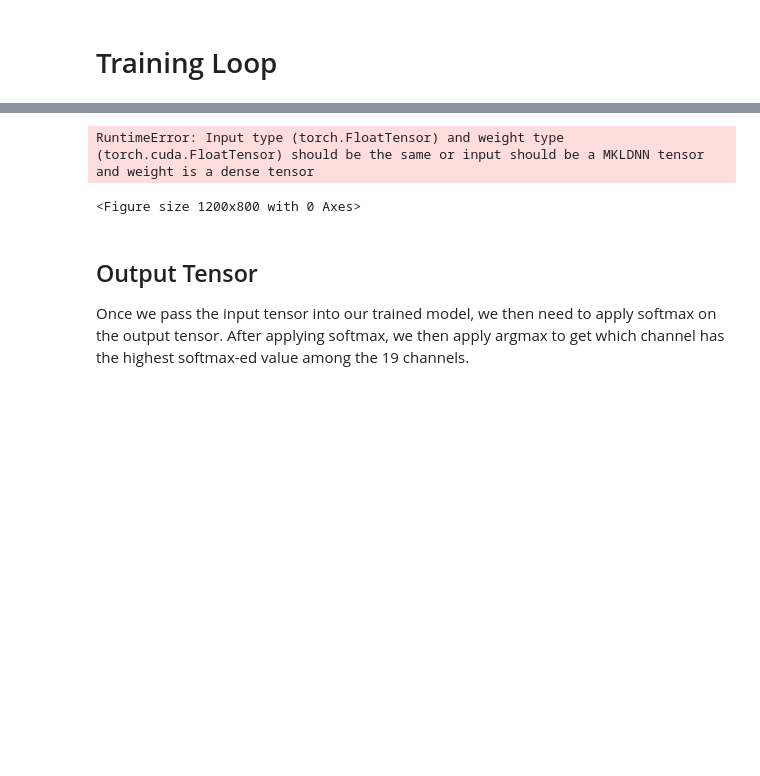
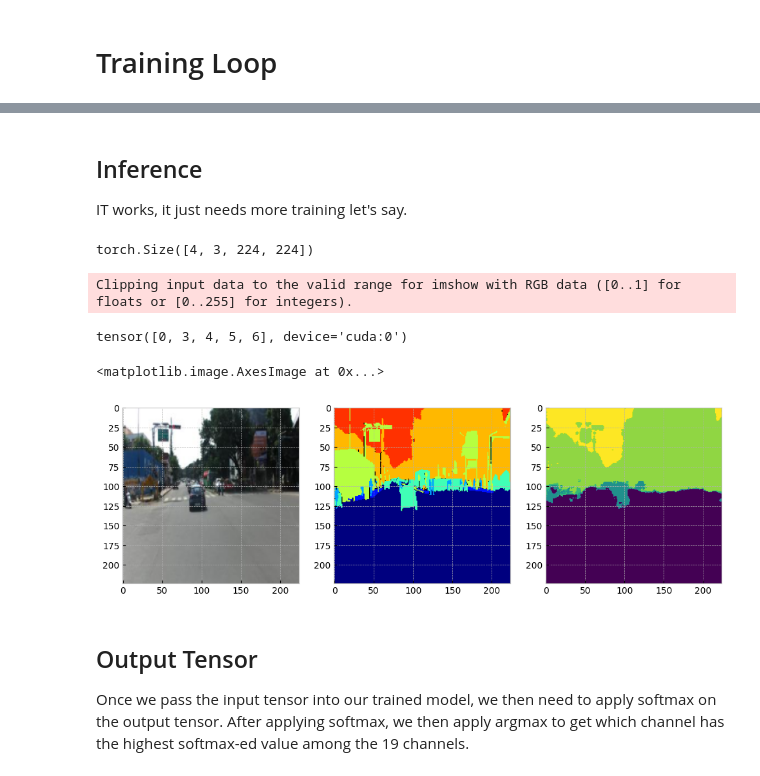
Before and after one commit to iltranqui/learn_anything, a Jupyter notebook: Segmentation/idd_lite.ipynb, the cells around one changed output, grey strips where cells are left out. Saved outputs shown, nothing was run; the diff lists cells and outputs as text; code cells hidden in the pictures; blank space fills up the shorter version.

```diff
--- a/Segmentation/idd_lite.ipynb
+++ b/Segmentation/idd_lite.ipynb
@@ -265,7 +301,7 @@ This is ain't working not only for the plotting, but also because you have to en
 torch.cuda.empty_cache()   # To empty all the cache in th GPU
 model = SegNet(classes=8).to(device)
 optimizer = optim.AdamW(model.parameters(), lr=LEARNING_RATE)
-criterion = nn.BCEWithLogitsLoss()
+criterion = nn.BCELoss()
 
 for epoch in tqdm(range(EPOCHS)):
     model.train()
@@ -276,15 +312,18 @@ for epoch in tqdm(range(EPOCHS)):
 
         y_pred = model(img)
 
-
         y_pred = model.postprocessing(y_pred)
         optimizer.zero_grad()
 
+        #print(f"OUTPUT SHAPE: {y_pred.shape} and TYPE: {y_pred.dtype}")
+        #print(f"OUTPUT SHAPE: {y_pred.shape} and TYPE: {y_pred.dtype}")
         loss = criterion(y_pred, mask)
+        #print(f"LOSS: {loss.item()} for {idx}")
         train_running_loss += loss.item()
 
-        loss.backward()
-        optimizer.step()
+
+        loss.backward()    # computed the gradients based on the criterion
+        optimizer.step()   # After computing the gradients using loss.backward(), the next step is to update the model parameters (weights and biases) using an optimization algorithm.
 
     train_loss = train_running_loss / (idx + 1)
 
@@ -352,27 +365,35 @@ def plot_masks(masks):
+# %% [markdown]
+## Inference
+
+IT works, it just needs more training let's say.
 # %%
+import random
+img_batch_val, mask_batch_val = next(iter(val_dataloader))
+idx = random.randint(0,BATCH_SIZE-1)
+img = img_batch_val
+mask = mask_batch_val[0]
+output = model(img.cuda())
 # PLotting one mask compared to the original one to understand if the process is working correctly
 plt.figure(figsize=([12,8]))  # PLotting the image in a correct way
-img = img_batch[0]            # Getting the image
+img = img_batch_val[0]            # Getting the 1st image
+img = np.transpose(img,(1,2,0))
+#rescaled_pred = scipy.special.softmax(output,axis=1)
+print(img_batch_val.shape)
+rescaled_pred = torch.argmax(output[0,:,:,:],axis=0)   # only for inference
+print(rescaled_pred.unique())
 
-img = np.transpose(img,(1,2,0))   # from (C,h,W) -> (H,W,C) for matplotlib
-
-mask = np.array(mask_batch[0])    # gettin the mask
-# Mask are
-
-output_plt = output[0,0,:,:]
-argmax_output = torch.argmax(output,dim=0)
-rescale_pred = (softmax_output * 255).to(torch.uint8).numpy()
-rescale_pred = np.transpose(rescale_pred,(1,2,0))
 plt.subplot(1,3,1)
 plt.imshow(img)
 plt.subplot(1,3,2)
-plt.imshow(rescale_mask)
-# it works, you just need to find an image with very distinct elements !
+plt.imshow(plot_combined_masks(mask))
 plt.subplot(1,3,3)
-plt.imshow(rescale_pred)
+plt.imshow(rescaled_pred.cpu())
 # %% [output]
-RuntimeError: Input type (torch.FloatTensor) and weight type (torch.cuda.FloatTensor) should be the same or input should be a MKLDNN tensor and weight is a dense tensor
+torch.Size([4, 3, 224, 224])
-<Figure size 1200x800 with 0 Axes>
+Clipping input data to the valid range for imshow with RGB data ([0..1] for floats or [0..255] for integers).
+tensor([0, 3, 4, 5, 6], device='cuda:0')
+<matplotlib.image.AxesImage at 0x...>
+[figure, added]
 # %% [markdown]
 ## Output Tensor
 
```
Also changed, not shown: parts of 8 cells of this notebook, 1 other file.
